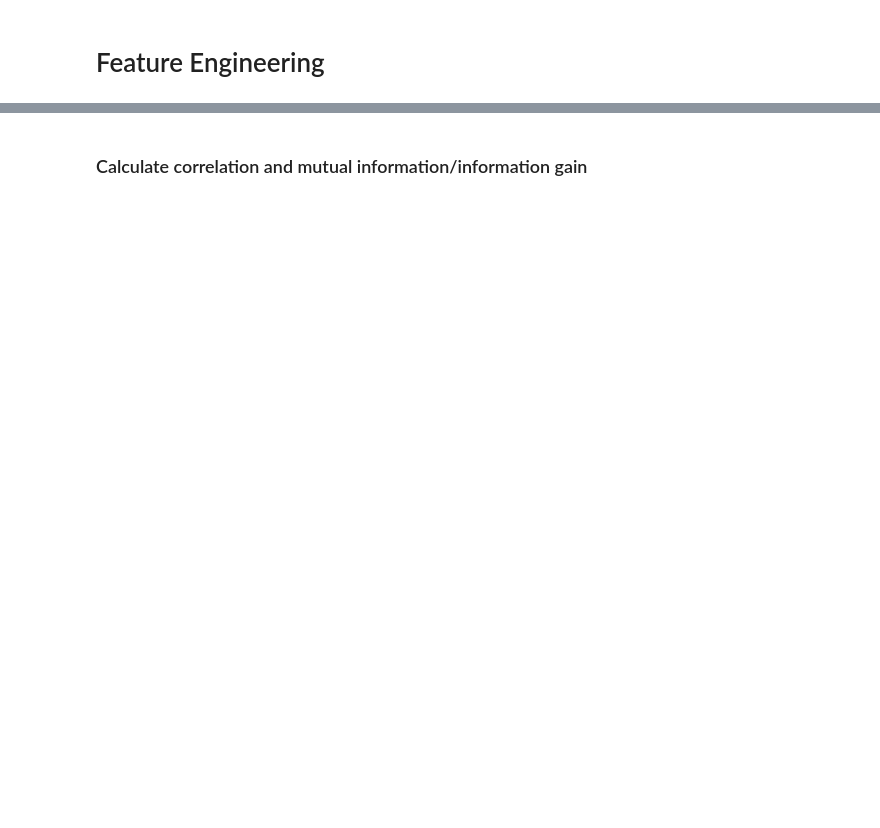
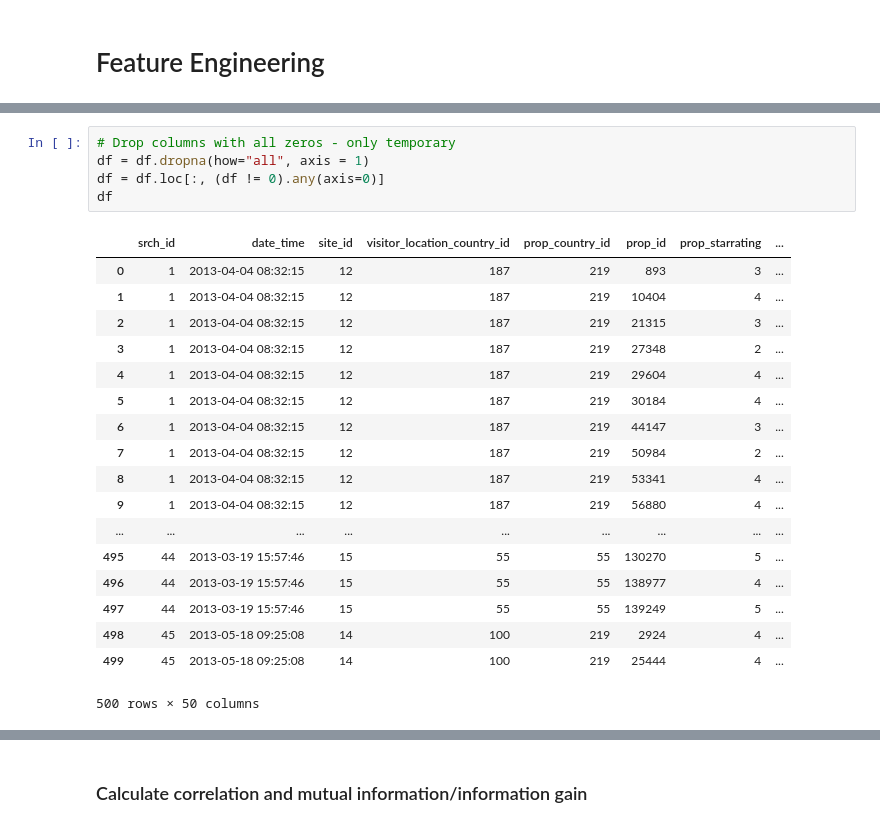
Before and after one commit to mrijksen/DM2018, a Jupyter notebook: Assignment2/Assignment2.ipynb, the cells around one changed output, grey strips where cells are left out. Cells and saved outputs as stored; diff of their text form; blank space fills up the shorter version.

```diff
--- a/Assignment2/Assignment2.ipynb
+++ b/Assignment2/Assignment2.ipynb
@@ -50,0 +109,24 @@ data.head(100)
+# %%
+# Drop columns with all zeros - only temporary
+df = df.dropna(how="all", axis = 1)
+df = df.loc[:, (df != 0).any(axis=0)]
+df
+# %% [output]
+|  | srch_id | date_time | site_id | visitor_location_country_id | prop_country_id | prop_id | prop_starrating | ... |
+| 0 | 1 | 2013-04-04 08:32:15 | 12 | 187 | 219 | 893 | 3 | ... |
+| 1 | 1 | 2013-04-04 08:32:15 | 12 | 187 | 219 | 10404 | 4 | ... |
+| 2 | 1 | 2013-04-04 08:32:15 | 12 | 187 | 219 | 21315 | 3 | ... |
+| 3 | 1 | 2013-04-04 08:32:15 | 12 | 187 | 219 | 27348 | 2 | ... |
+| 4 | 1 | 2013-04-04 08:32:15 | 12 | 187 | 219 | 29604 | 4 | ... |
+| 5 | 1 | 2013-04-04 08:32:15 | 12 | 187 | 219 | 30184 | 4 | ... |
+| 6 | 1 | 2013-04-04 08:32:15 | 12 | 187 | 219 | 44147 | 3 | ... |
+| 7 | 1 | 2013-04-04 08:32:15 | 12 | 187 | 219 | 50984 | 2 | ... |
+| 8 | 1 | 2013-04-04 08:32:15 | 12 | 187 | 219 | 53341 | 4 | ... |
+| 9 | 1 | 2013-04-04 08:32:15 | 12 | 187 | 219 | 56880 | 4 | ... |
+| ... | ... | ... | ... | ... | ... | ... | ... | ... |
+| 495 | 44 | 2013-03-19 15:57:46 | 15 | 55 | 55 | 130270 | 5 | ... |
+| 496 | 44 | 2013-03-19 15:57:46 | 15 | 55 | 55 | 138977 | 4 | ... |
+| 497 | 44 | 2013-03-19 15:57:46 | 15 | 55 | 55 | 139249 | 5 | ... |
+| 498 | 45 | 2013-05-18 09:25:08 | 14 | 100 | 219 | 2924 | 4 | ... |
+| 499 | 45 | 2013-05-18 09:25:08 | 14 | 100 | 219 | 25444 | 4 | ... |
+500 rows × 50 columns
```
Also changed, not shown: parts of 12 cells of this notebook.
